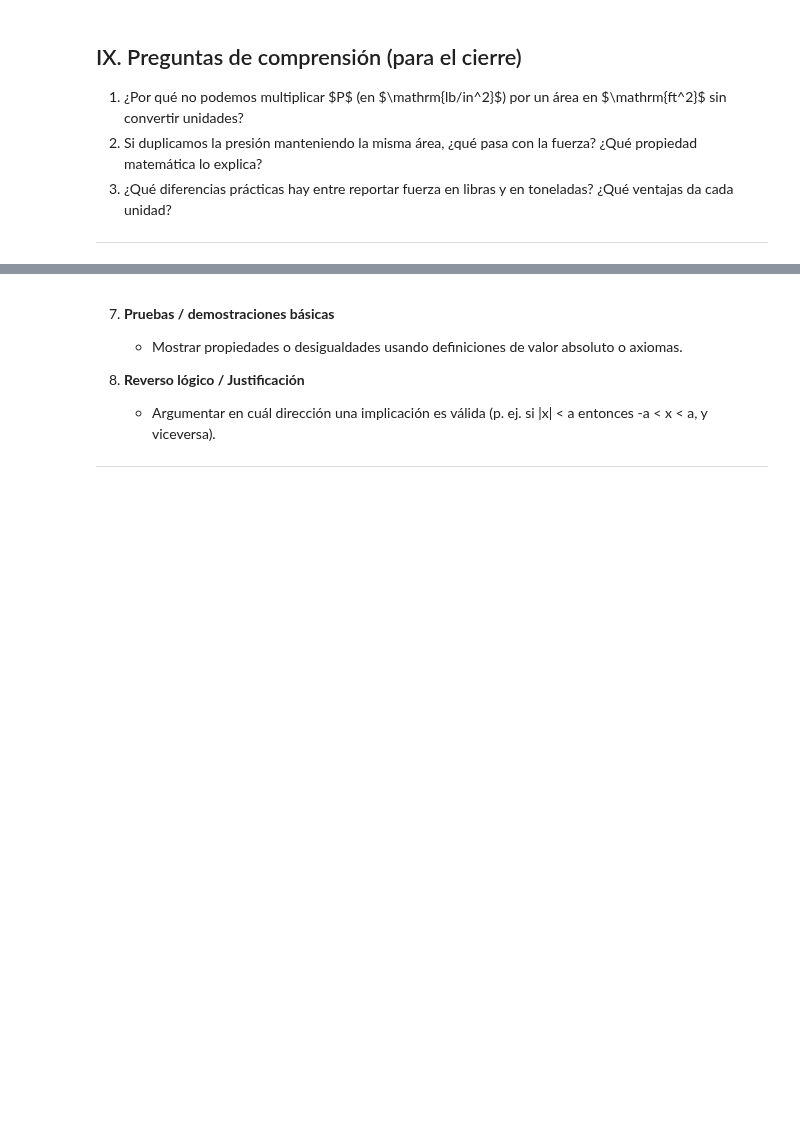
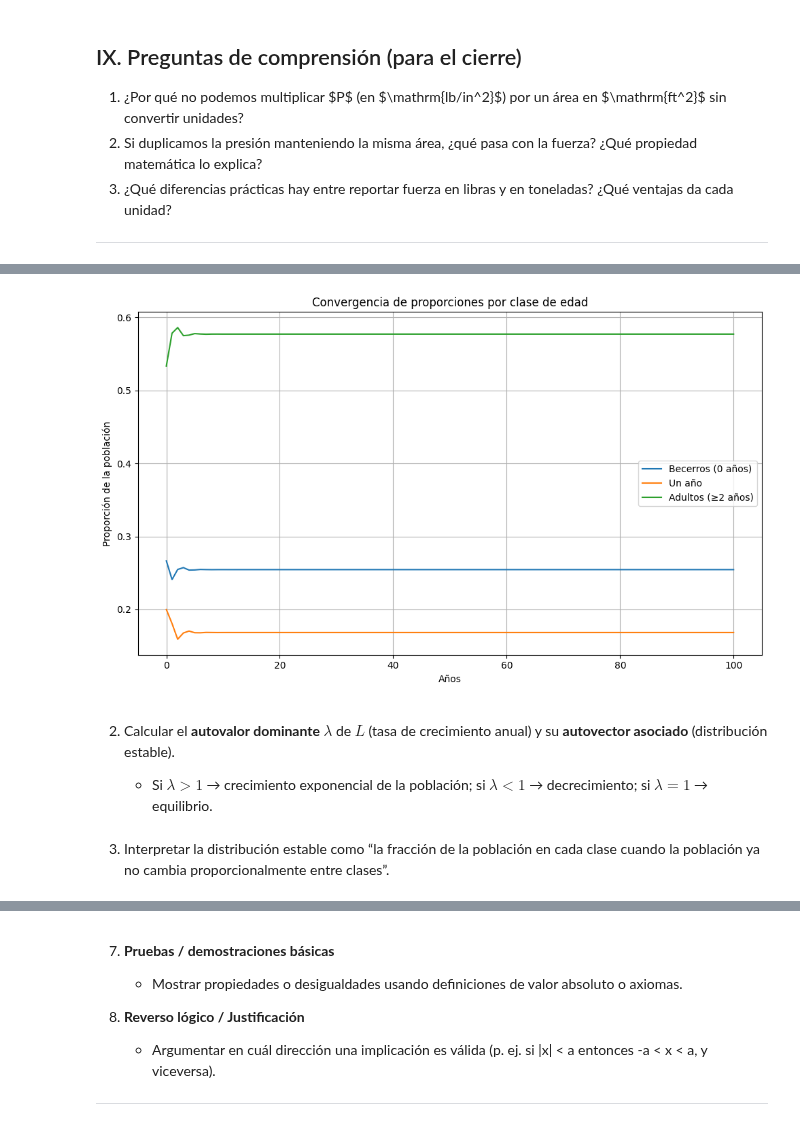
Before and after one commit to marco-canas/algebra_y_trigonometria, a Jupyter notebook: 3_planeacion/2_classes/2_unidad_1_reales/apendice_reales/3_ejerc_resueltos_de_cada_tipo_sec_1_1/ejercicios_resueltos_clasificados_sec_1_1.ipynb, the cells around one changed output, grey strips where cells are left out. Cells and saved outputs as stored; diff of their text form; code cells hidden in the pictures; blank space fills up the shorter version.

```diff
--- a/3_planeacion/2_classes/2_unidad_1_reales/apendice_reales/3_ejerc_resueltos_de_cada_tipo_sec_1_1/ejercicios_resueltos_clasificados_sec_1_1.ipynb
+++ b/3_planeacion/2_classes/2_unidad_1_reales/apendice_reales/3_ejerc_resueltos_de_cada_tipo_sec_1_1/ejercicios_resueltos_clasificados_sec_1_1.ipynb
@@ -912,0 +856,37 @@ Si quieres, te genero ahora:
+# %%
+import matplotlib.pyplot as plt
+
+# Número de años a simular
+n_years = 100
+
+# Inicializar matriz para guardar la evolución de las clases
+history = np.zeros((n_years + 1, 3))
+history[0] = x0
+
+# Simulación
+for t in range(1, n_years + 1):
+    history[t] = L @ history[t-1]
+
+# Calcular proporciones por clase
+proportions = history / history.sum(axis=1, keepdims=True)
+
+# Graficar proporciones
+plt.figure(figsize=(10, 6))
+plt.plot(proportions[:, 0], label='Becerros (0 años)')
+plt.plot(proportions[:, 1], label='Un año')
+plt.plot(proportions[:, 2], label='Adultos (≥2 años)')
+plt.xlabel('Años')
+plt.ylabel('Proporción de la población')
+plt.title('Convergencia de proporciones por clase de edad')
+plt.legend()
+plt.grid(True)
+plt.tight_layout()
+plt.show()
+# %% [output]
+[figure, added]
+# %% [markdown]
+2. Calcular el **autovalor dominante** $\lambda$ de $L$ (tasa de crecimiento anual) y su **autovector asociado** (distribución estable).
+
+   * Si $\lambda>1$ → crecimiento exponencial de la población; si $\lambda<1$ → decrecimiento; si $\lambda=1$ → equilibrio.
+# %% [markdown]
+3. Interpretar la distribución estable como “la fracción de la población en cada clase cuando la población ya no cambia proporcionalmente entre clases”.
```
Also changed, not shown: parts of 88 cells of this notebook, 2 other files.
